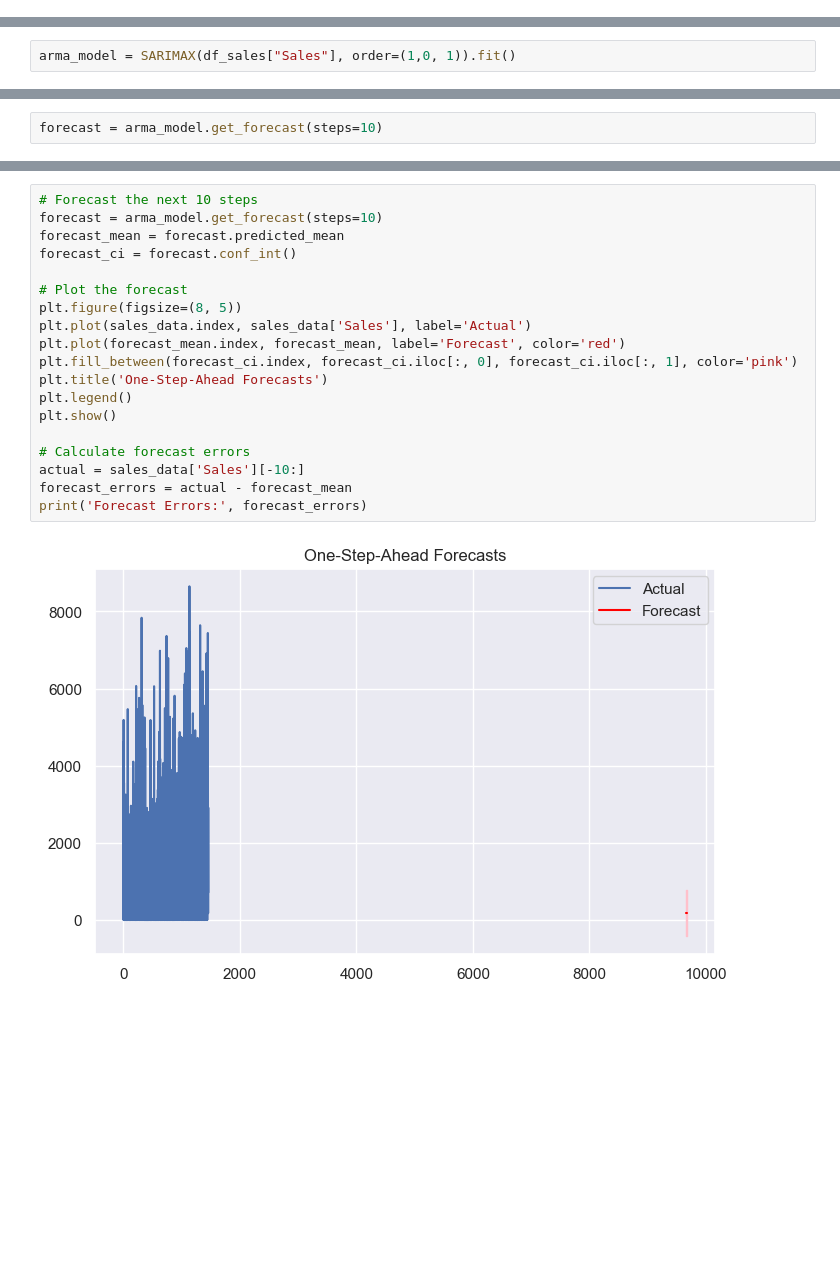
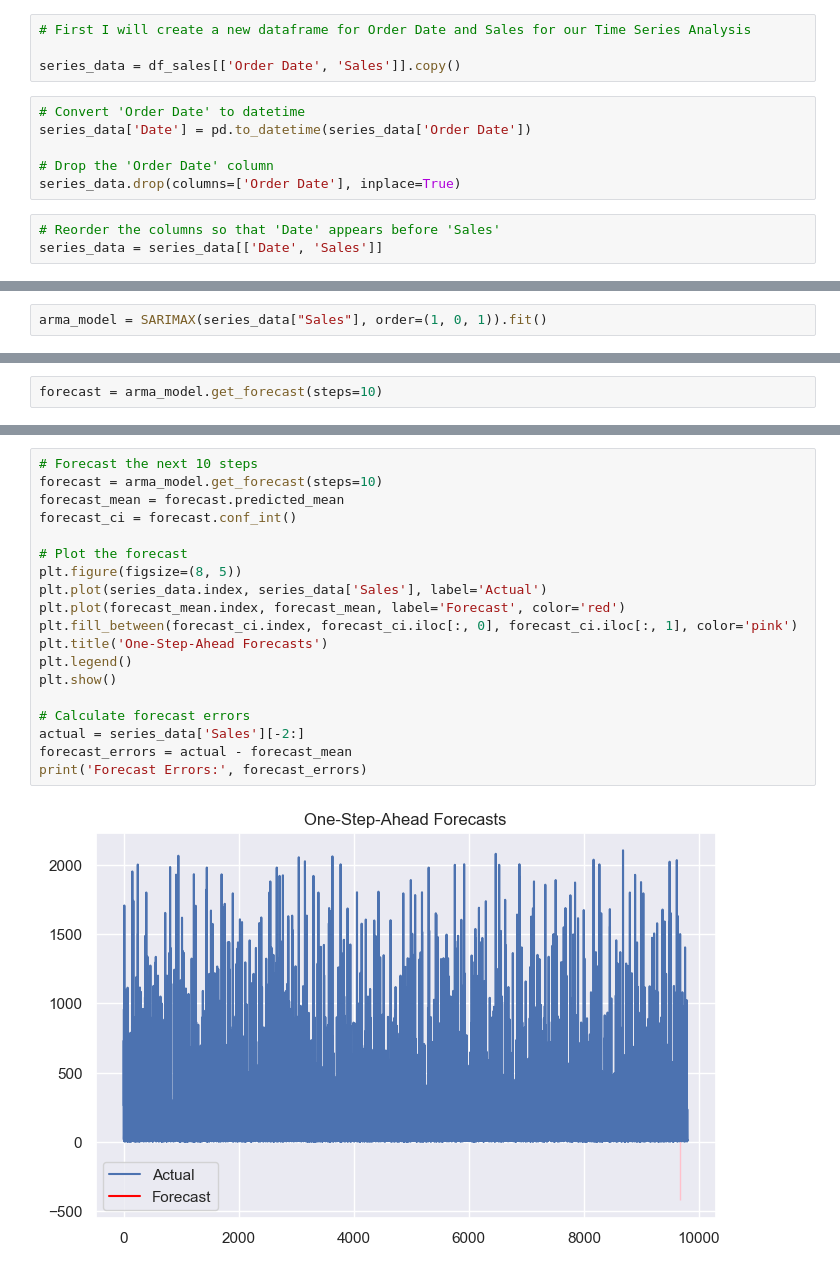
Before and after one commit to horlaralexie/CA2_ML_DV_2023_24, a Jupyter notebook: HDip_CA2_ML_DV_sba23193_2023_24.ipynb, the cells around one changed output, grey strips where cells are left out. Drawn from its saved outputs; the diff is of its cells as text; blank space fills up the shorter version.

```diff
--- a/HDip_CA2_ML_DV_sba23193_2023_24.ipynb
+++ b/HDip_CA2_ML_DV_sba23193_2023_24.ipynb
@@ -486,0 +465,13 @@ df_sales["Order Date"] = df_sales["Order Date"].astype("datetime64[ns]")
+# %%
+# First I will create a new dataframe for Order Date and Sales for our Time Series Analysis
+
+series_data = df_sales[['Order Date', 'Sales']].copy()
+# %%
+# Convert 'Order Date' to datetime
+series_data['Date'] = pd.to_datetime(series_data['Order Date'])
+
+# Drop the 'Order Date' column
+series_data.drop(columns=['Order Date'], inplace=True)
+# %%
+# Reorder the columns so that 'Date' appears before 'Sales'
+series_data = series_data[['Date', 'Sales']]
@@ -501,7 +526,7 @@ plt.show()
 # %% [markdown]
 ** Both AR and MA is 1, This is common in time series data where the series exhibits both immediate past value dependency and short-term shock effects.
 # %%
-arma_model = SARIMAX(df_sales["Sales"], order=(1,0, 1)).fit()
+arma_model = SARIMAX(series_data["Sales"], order=(1, 0, 1)).fit()
 # %%
 arma_model.summary()
 # %% [output]
@@ -557,21 +570,21 @@ Name: 9698, dtype: object
 # %%
 # Forecast the next 10 steps
 forecast = arma_model.get_forecast(steps=10)
 forecast_mean = forecast.predicted_mean
 forecast_ci = forecast.conf_int()
 
 # Plot the forecast
 plt.figure(figsize=(8, 5))
-plt.plot(sales_data.index, sales_data['Sales'], label='Actual')
+plt.plot(series_data.index, series_data['Sales'], label='Actual')
 plt.plot(forecast_mean.index, forecast_mean, label='Forecast', color='red')
 plt.fill_between(forecast_ci.index, forecast_ci.iloc[:, 0], forecast_ci.iloc[:, 1], color='pink')
 plt.title('One-Step-Ahead Forecasts')
 plt.legend()
 plt.show()
 
 # Calculate forecast errors
-actual = sales_data['Sales'][-10:]
+actual = series_data['Sales'][-2:]
 forecast_errors = actual - forecast_mean
 print('Forecast Errors:', forecast_errors)
 # %% [output]
-[figure, old version]
+[figure, new version]
```
Also changed, not shown: parts of 23 cells of this notebook.
